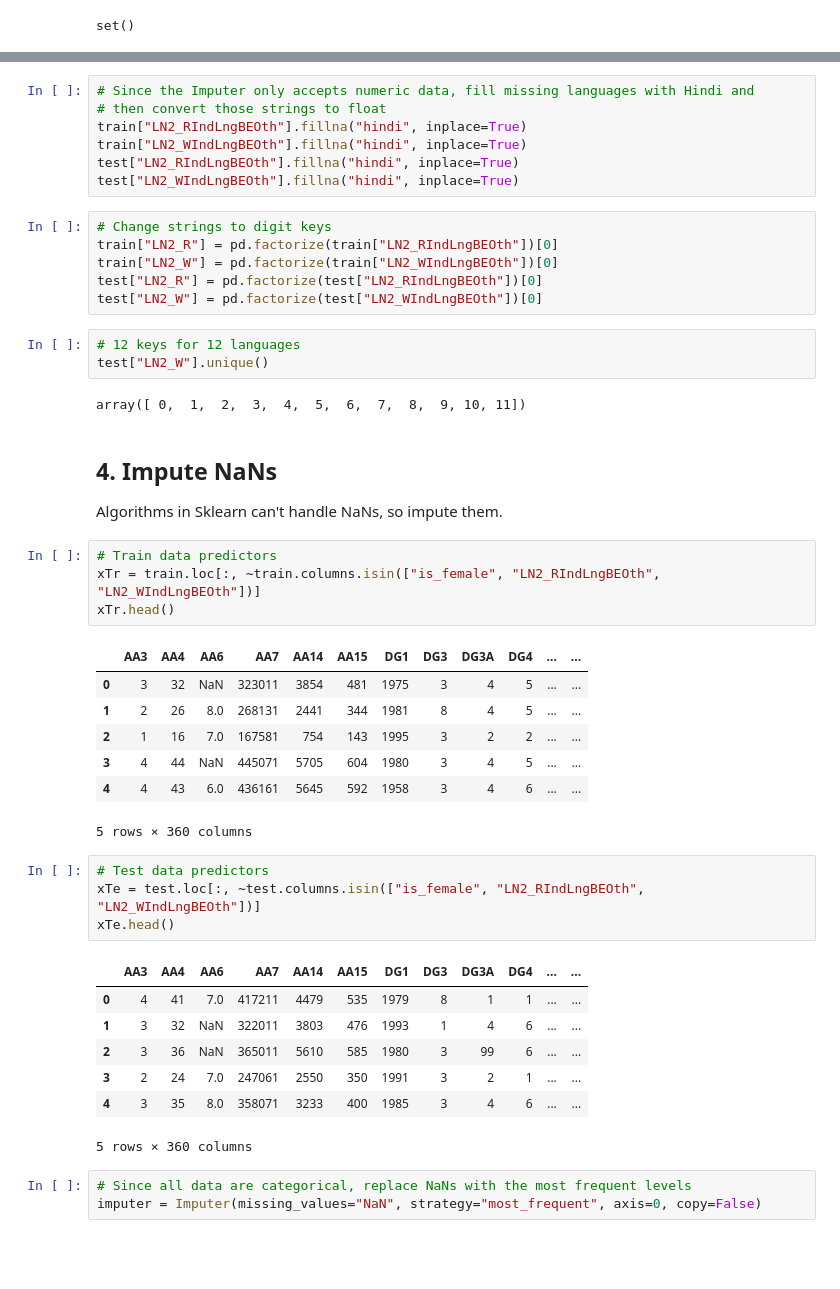
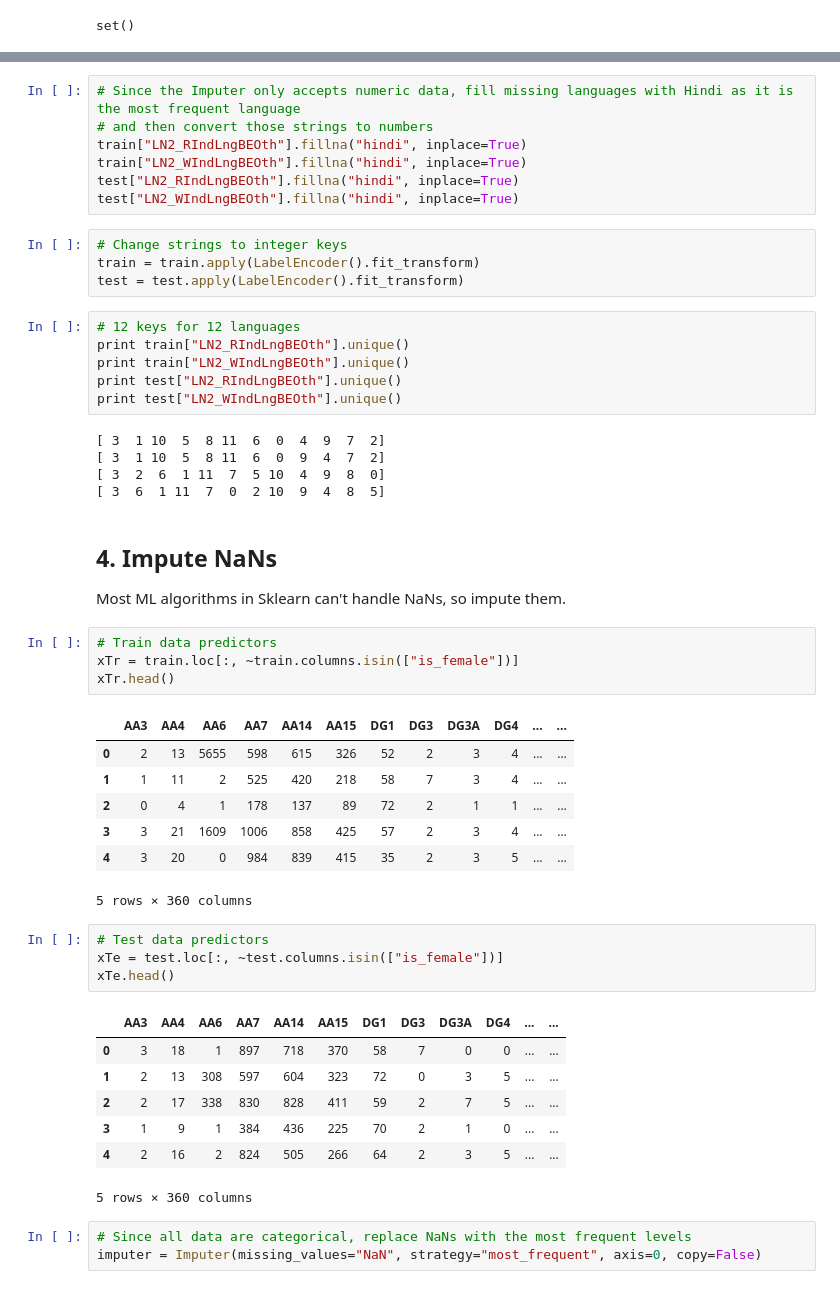
Before and after one commit to Kruti2017/EDA, a Jupyter notebook: code/random-forest.ipynb, the cells around one changed output, grey strips where cells are left out. Cells and saved outputs as stored; diff of their text form; blank space fills up the shorter version.

```diff
--- a/code/datathon.ipynb
+++ b/code/random-forest.ipynb
@@ -365,48 +355,52 @@ Sklearn requires strings to be converted to floats. One such way to do it is to
 # %%
-# Since the Imputer only accepts numeric data, fill missing languages with Hindi and
-# then convert those strings to float
+# Since the Imputer only accepts numeric data, fill missing languages with Hindi as it is the most frequent language
+# and then convert those strings to numbers
 train["LN2_RIndLngBEOth"].fillna("hindi", inplace=True)
 train["LN2_WIndLngBEOth"].fillna("hindi", inplace=True)
 test["LN2_RIndLngBEOth"].fillna("hindi", inplace=True)
 test["LN2_WIndLngBEOth"].fillna("hindi", inplace=True)
-# %%
-# Change strings to digit keys
-train["LN2_R"] = pd.factorize(train["LN2_RIndLngBEOth"])[0]
-train["LN2_W"] = pd.factorize(train["LN2_WIndLngBEOth"])[0]
-test["LN2_R"] = pd.factorize(test["LN2_RIndLngBEOth"])[0]
-test["LN2_W"] = pd.factorize(test["LN2_WIndLngBEOth"])[0]
+# %%
+# Change strings to integer keys
+train = train.apply(LabelEncoder().fit_transform)
+test = test.apply(LabelEncoder().fit_transform)
 # %%
 # 12 keys for 12 languages
-test["LN2_W"].unique()
+print train["LN2_RIndLngBEOth"].unique()
+print train["LN2_WIndLngBEOth"].unique()
+print test["LN2_RIndLngBEOth"].unique()
+print test["LN2_WIndLngBEOth"].unique()
 # %% [output]
-array([ 0,  1,  2,  3,  4,  5,  6,  7,  8,  9, 10, 11])
+[ 3  1 10  5  8 11  6  0  4  9  7  2]
+[ 3  1 10  5  8 11  6  0  9  4  7  2]
+[ 3  2  6  1 11  7  5 10  4  9  8  0]
+[ 3  6  1 11  7  0  2 10  9  4  8  5]
 # %% [markdown]
 ## 4. Impute NaNs
 
-Algorithms in Sklearn can't handle NaNs, so impute them.
+Most ML algorithms in Sklearn can't handle NaNs, so impute them.
 # %%
 # Train data predictors
-xTr = train.loc[:, ~train.columns.isin(["is_female", "LN2_RIndLngBEOth", "LN2_WIndLngBEOth"])]
+xTr = train.loc[:, ~train.columns.isin(["is_female"])]
 xTr.head()
 # %% [output]
 |  | AA3 | AA4 | AA6 | AA7 | AA14 | AA15 | DG1 | DG3 | DG3A | DG4 | ... | ... |
-| 0 | 3 | 32 | NaN | 323011 | 3854 | 481 | 1975 | 3 | 4 | 5 | ... | ... |
-| 1 | 2 | 26 | 8.0 | 268131 | 2441 | 344 | 1981 | 8 | 4 | 5 | ... | ... |
-| 2 | 1 | 16 | 7.0 | 167581 | 754 | 143 | 1995 | 3 | 2 | 2 | ... | ... |
-| 3 | 4 | 44 | NaN | 445071 | 5705 | 604 | 1980 | 3 | 4 | 5 | ... | ... |
-| 4 | 4 | 43 | 6.0 | 436161 | 5645 | 592 | 1958 | 3 | 4 | 6 | ... | ... |
+| 0 | 2 | 13 | 5655 | 598 | 615 | 326 | 52 | 2 | 3 | 4 | ... | ... |
+| 1 | 1 | 11 | 2 | 525 | 420 | 218 | 58 | 7 | 3 | 4 | ... | ... |
+| 2 | 0 | 4 | 1 | 178 | 137 | 89 | 72 | 2 | 1 | 1 | ... | ... |
+| 3 | 3 | 21 | 1609 | 1006 | 858 | 425 | 57 | 2 | 3 | 4 | ... | ... |
+| 4 | 3 | 20 | 0 | 984 | 839 | 415 | 35 | 2 | 3 | 5 | ... | ... |
 5 rows × 360 columns
 # %%
 # Test data predictors
-xTe = test.loc[:, ~test.columns.isin(["is_female", "LN2_RIndLngBEOth", "LN2_WIndLngBEOth"])]
+xTe = test.loc[:, ~test.columns.isin(["is_female"])]
 xTe.head()
 # %% [output]
 |  | AA3 | AA4 | AA6 | AA7 | AA14 | AA15 | DG1 | DG3 | DG3A | DG4 | ... | ... |
-| 0 | 4 | 41 | 7.0 | 417211 | 4479 | 535 | 1979 | 8 | 1 | 1 | ... | ... |
-| 1 | 3 | 32 | NaN | 322011 | 3803 | 476 | 1993 | 1 | 4 | 6 | ... | ... |
-| 2 | 3 | 36 | NaN | 365011 | 5610 | 585 | 1980 | 3 | 99 | 6 | ... | ... |
-| 3 | 2 | 24 | 7.0 | 247061 | 2550 | 350 | 1991 | 3 | 2 | 1 | ... | ... |
-| 4 | 3 | 35 | 8.0 | 358071 | 3233 | 400 | 1985 | 3 | 4 | 6 | ... | ... |
+| 0 | 3 | 18 | 1 | 897 | 718 | 370 | 58 | 7 | 0 | 0 | ... | ... |
+| 1 | 2 | 13 | 308 | 597 | 604 | 323 | 72 | 0 | 3 | 5 | ... | ... |
+| 2 | 2 | 17 | 338 | 830 | 828 | 411 | 59 | 2 | 7 | 5 | ... | ... |
+| 3 | 1 | 9 | 1 | 384 | 436 | 225 | 70 | 2 | 1 | 0 | ... | ... |
+| 4 | 2 | 16 | 2 | 824 | 505 | 266 | 64 | 2 | 3 | 5 | ... | ... |
 5 rows × 360 columns
 # %%
 # Since all data are categorical, replace NaNs with the most frequent levels
```
Also changed, not shown: parts of 23 cells of this notebook, 1 other file.
